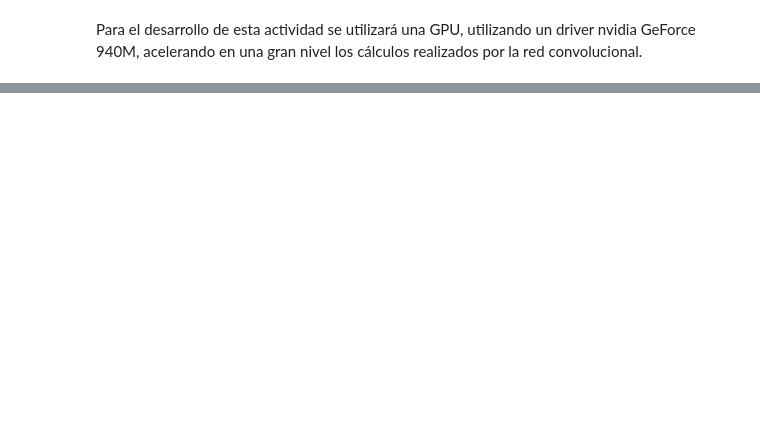
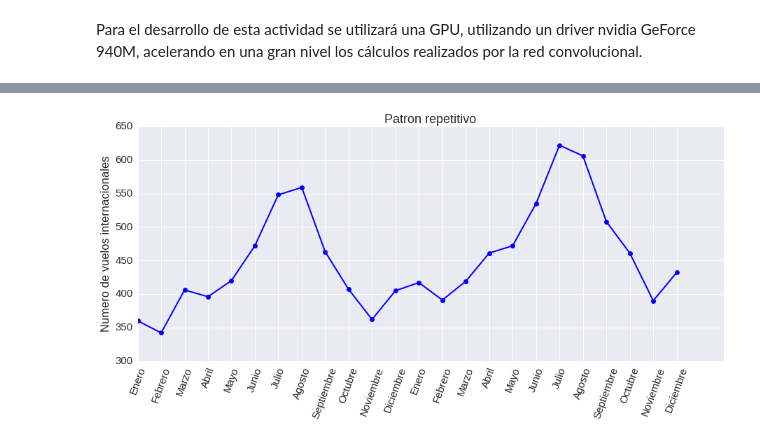
Before and after one commit to FMena14/Ayudantias, a Jupyter notebook: Parte2.ipynb, the cells around one changed output, grey strips where cells are left out. Cells and saved outputs as stored; diff of their text form; code cells hidden in the pictures; blank space fills up the shorter version.

```diff
--- a/Parte2.ipynb
+++ b/Parte2.ipynb
@@ -32,0 +81,6 @@ Para el desarrollo de esta actividad se utilizará una GPU, utilizando un driver
+# %%
+fechas = pd.read_csv(name_f,sep=',',usecols=[0],engine='python',skipfooter = 3)
+print fechas.head()
+
+meses = ["Enero","Febrero","Marzo","Abril","Mayo","Junio","Julio","Agosto","Septiembre","Octubre","Noviembre","Diciembre"]
+secuencia_meses = [ meses[ int(i[0][-2:])-1 ] for i in fechas.values ]
@@ -32,0 +109,14 @@ Para el desarrollo de esta actividad se utilizará una GPU, utilizando un driver
+# %%
+fig, axes = plt.subplots(nrows=1, ncols=1,figsize=(15,6))
+
+n = 24 #periodo
+axes.plot(range(n),dataframe.values[-n:], 'bo-')
+axes.set_title("Patron repetitivo")
+axes.set_ylabel("Numero de vuelos internacionales")
+axes.set_xticks( range(n) )
+axes.set_xticklabels( secuencia_meses, rotation=70 )
+#axes.set_ylim(300)
+
+plt.show()
+# %% [output]
+[figure, added]
```
Also changed, not shown: parts of 54 cells of this notebook.
